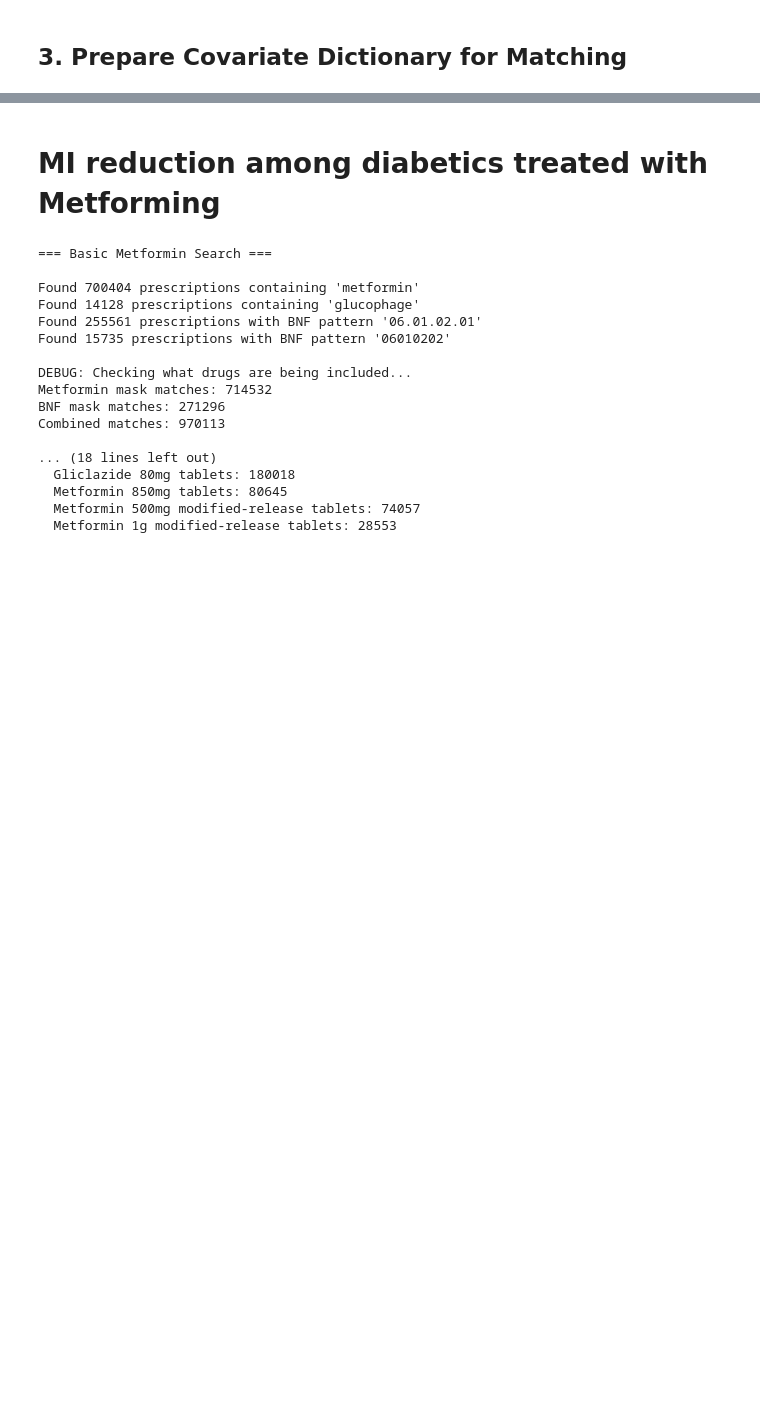
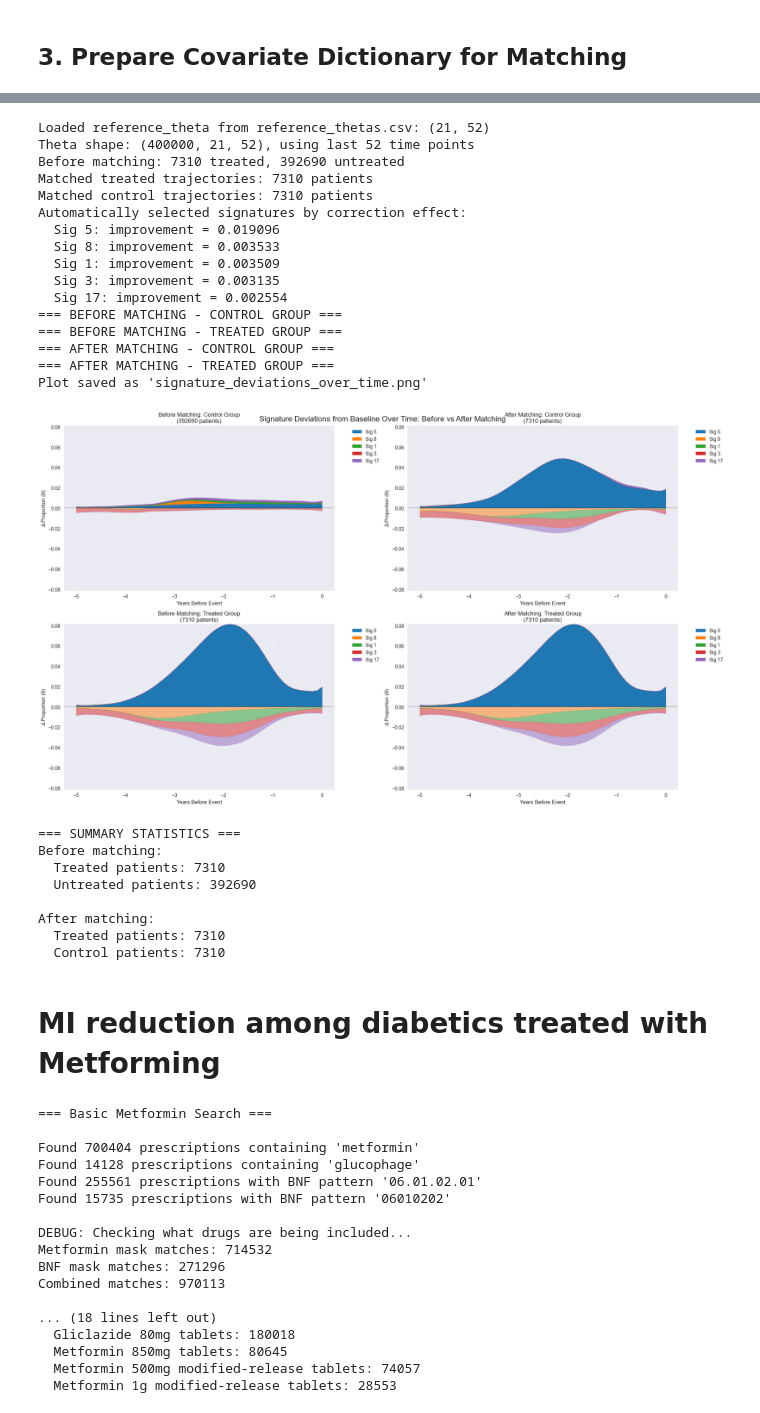
Before and after one commit to surbut/dtwin_noulli, a Jupyter notebook: comprehensive_analysis_notebook_clean.ipynb, the cells around one changed output, grey strips where cells are left out. Cells and saved outputs as stored; diff of their text form; code cells hidden in the pictures; blank space fills up the shorter version.

```diff
--- a/comprehensive_analysis_notebook_clean.ipynb
+++ b/comprehensive_analysis_notebook_clean.ipynb
@@ -343,0 +294,17 @@ Validation passed: True
+# %%
+# 1. Find clopidogrel prescriptions
+from scripts.aspirin_colorectal_analysis import *
+clopidogrels = find_clopidogrel_basic(gp_scripts)
+# %%
+
+# 2. Run negative control analysis
+clopidogrel_results = aspirin_colorectal_analysis(
+    gp_scripts=gp_scripts,
+    true_aspirins=clopidogrels,
+    processed_ids=processed_ids,
+    thetas=thetas,
+    covariate_dicts=covariate_dicts,
+    Y=Y,  # Your outcome tensor
+    colorectal_cancer_indices=[10,11],  # Define cancer events
+    cov=cov
+)
@@ -344,3 +329,38 @@ Validation passed: True
+# %%
+
+# 3. Plot the results (same format as metformin)
+fig = plot_signature_deviations_over_time(
+    thetas, processed_ids, clopidogrel_results,
+    reference_thetas_path="reference_thetas.csv",
+    sig_indices=None,
+    years_before_event=5, save_plots=True
+)
+# %% [output]
+Loaded reference_theta from reference_thetas.csv: (21, 52)
+Theta shape: (400000, 21, 52), using last 52 time points
+Before matching: 7310 treated, 392690 untreated
+Matched treated trajectories: 7310 patients
+Matched control trajectories: 7310 patients
+Automatically selected signatures by correction effect:
+  Sig 5: improvement = 0.019096
+  Sig 8: improvement = 0.003533
+  Sig 1: improvement = 0.003509
+  Sig 3: improvement = 0.003135
+  Sig 17: improvement = 0.002554
+=== BEFORE MATCHING - CONTROL GROUP ===
+=== BEFORE MATCHING - TREATED GROUP ===
+=== AFTER MATCHING - CONTROL GROUP ===
+=== AFTER MATCHING - TREATED GROUP ===
+Plot saved as 'signature_deviations_over_time.png'
+[figure, added]
+=== SUMMARY STATISTICS ===
+Before matching:
+  Treated patients: 7310
+  Untreated patients: 392690
+
+After matching:
+  Treated patients: 7310
+  Control patients: 7310
 # %% [markdown]
 # MI reduction among diabetics treated with Metforming
 # %%
```
Also changed, not shown: parts of 19 cells of this notebook, 10 other files.
